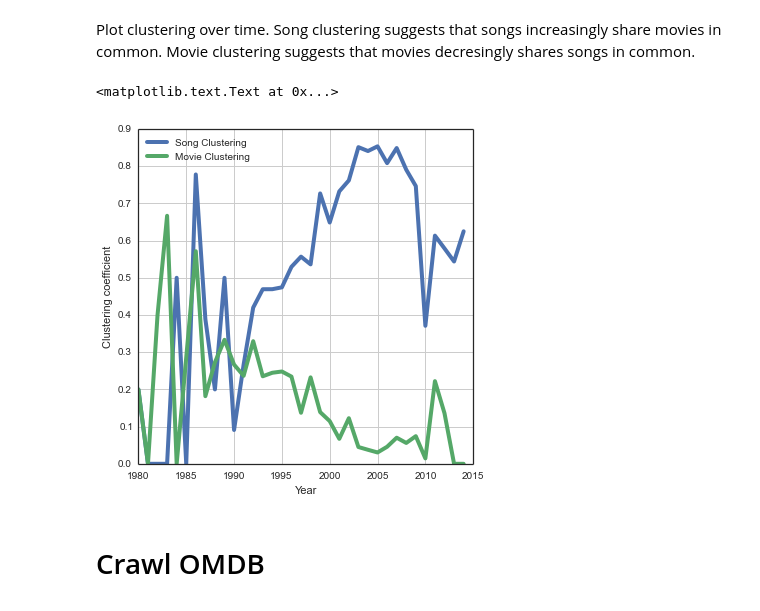
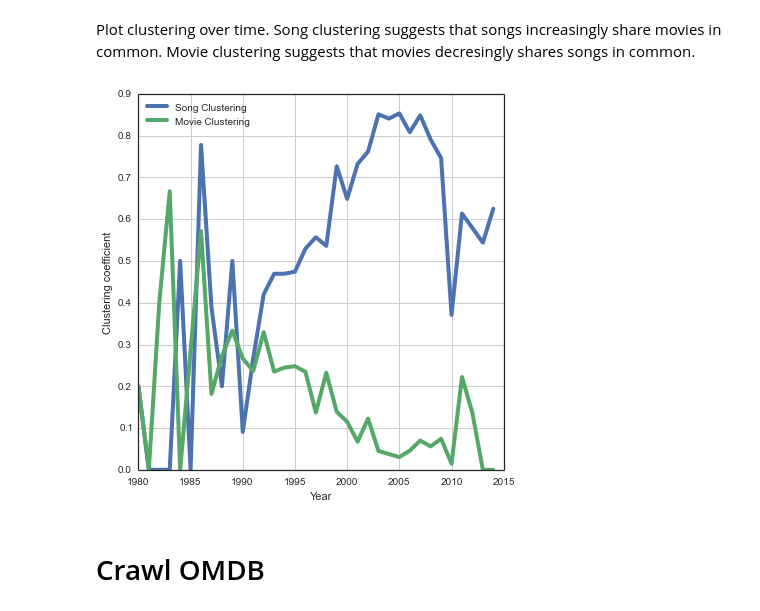
Before and after one commit to brianckeegan/Trailers, a Jupyter notebook: Trailers.ipynb, the cells around one changed output. Drawn from its saved outputs; the diff is of its cells as text; code cells hidden in the pictures.

```diff
--- a/Trailers.ipynb
+++ b/Trailers.ipynb
@@ -274,10 +276,11 @@ Plot clustering over time. Song clustering suggests that songs increasingly shar
 # %%
 yearly_df[['Song Clustering','Movie Clustering']].plot(lw=4)
 plt.ylabel('Clustering coefficient')
 plt.xlabel('Year')
+plt.tight_layout()
+plt.savefig('clustering.png')
 # %% [output]
-<matplotlib.text.Text at 0x...>
-[figure, old version]
+[figure, new version]
 # %% [markdown]
 # Crawl OMDB
 # %%
```
Also changed, not shown: parts of 6 cells of this notebook, 1 other file.
